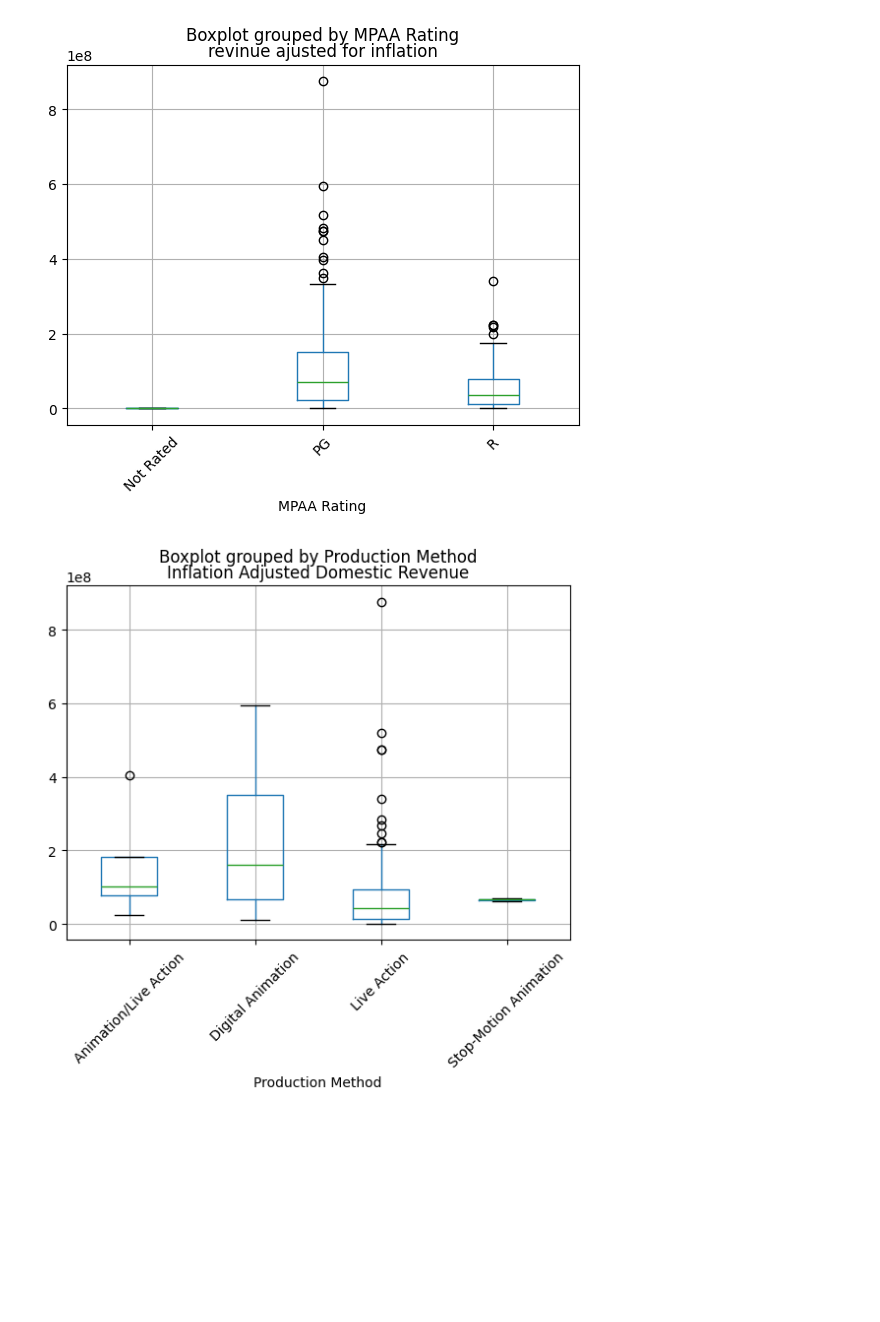
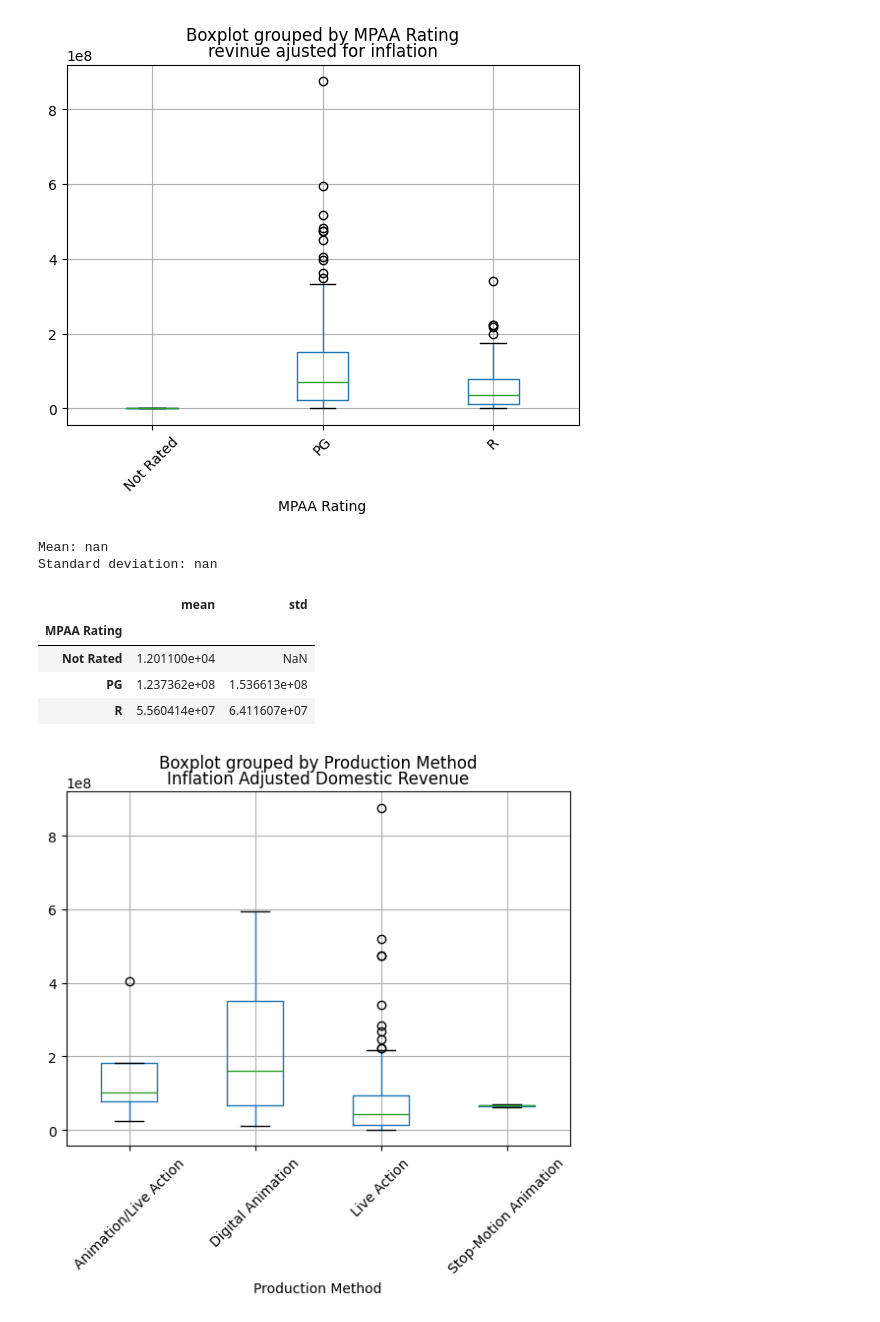
Before and after one commit to CNelson2004/Final_Movie_Analysis, a Jupyter notebook: analyze.ipynb, the cells around one changed output. Saved outputs shown, nothing was run; the diff lists cells and outputs as text; code cells hidden in the pictures; blank space fills up the shorter version.

```diff
--- a/analyze.ipynb
+++ b/analyze.ipynb
@@ -259,3 +316,19 @@ plt.title('revinue ajusted for inflation')
 plt.show()
 # %% [output]
 [figure]
+# %%
+filtered_one = df[df['MPAA Rating'] == 'Inflation Adjusted Domestic Revenue']
+mean_val_one = filtered_one['Inflation Adjusted Domestic Revenue'].mean()
+std_val_one = filtered_one['Inflation Adjusted Domestic Revenue'].std()
+
+print("Mean:", mean_val_one)
+print("Standard deviation:", std_val_one)
+df.groupby('MPAA Rating')['Inflation Adjusted Domestic Revenue'].agg(['mean','std'])
+# %% [output]
+Mean: nan
+Standard deviation: nan
+|  | mean | std |
+| MPAA Rating |  |  |
+| Not Rated | 1.201100e+04 | NaN |
+| PG | 1.237362e+08 | 1.536613e+08 |
+| R | 5.560414e+07 | 6.411607e+07 |
```
Also changed, not shown: parts of 22 cells of this notebook.
